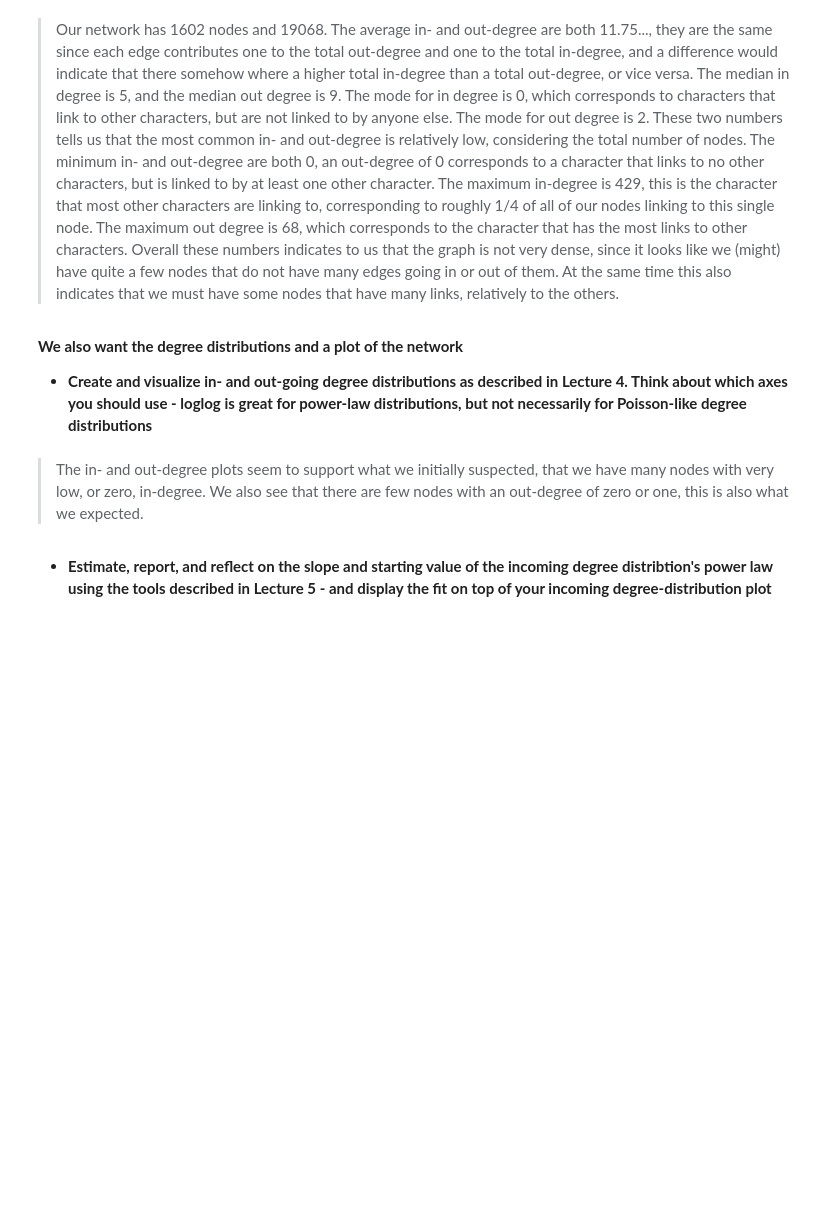
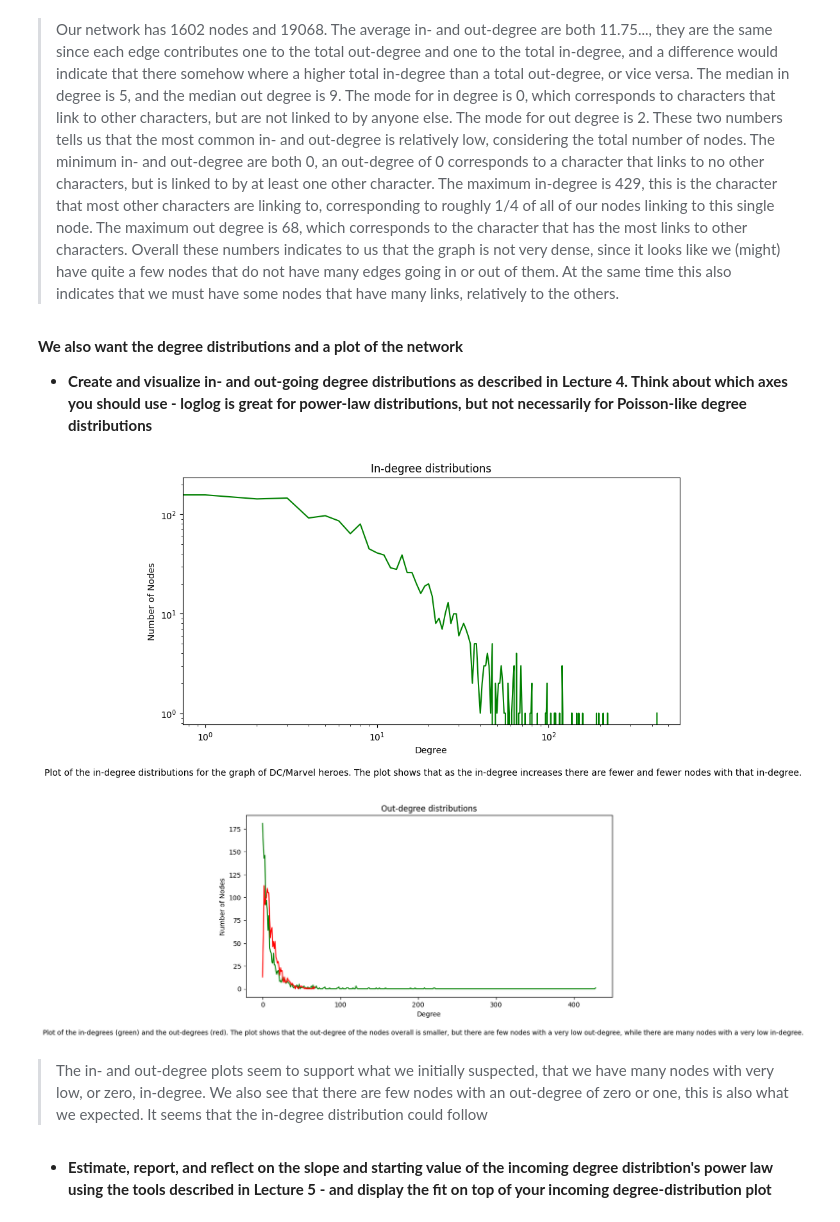
Before and after one commit to pete414n/02805SG, a Jupyter notebook: assignment2/assignment2.ipynb, the cells around one changed output. Saved outputs shown, nothing was run; the diff lists cells and outputs as text; code cells hidden in the pictures; blank space fills up the shorter version.

Commit message:
adjusted figure size

```diff
--- a/assignment2/assignment2.ipynb
+++ b/assignment2/assignment2.ipynb
@@ -97,31 +115,37 @@ We have chosen not to include all the characters with pages that were redirects.
 **We also want the degree distributions and a plot of the network**
 - **Create and visualize in- and out-going degree distributions as described in Lecture 4. Think about which axes you should use - loglog is great for power-law distributions, but not necessarily for Poisson-like degree distributions**
 # %%
+# Adjusting size of figures
+plt.rcParams['figure.figsize'] = [10, 5]
+
 # Creating the degree distirbution for in and out degress
 in_counts, in_bins = np.histogram(in_degree_list, bins=max_in_degree)
 out_counts, out_bins = np.histogram(out_degree_list, bins=max_out_degree)
 
 #Plotting the in-degree distribution with log-log axes
 #as the in-degree distribution is much like a power-law distribution
 plt.plot(in_bins[:-1], in_counts, color = 'green')
 plt.xscale('log')
 plt.yscale('log')
 plt.xlabel('Degree')
 plt.ylabel('Number of Nodes')
 plt.title('In-degree distributions')
 plt.figtext(.5, -0.05, f"Plot of the in-degree distributions for the graph of DC/Marvel heroes. The plot shows that as the in-degree increases there are fewer and fewer nodes with that in-degree.", ha="center")
 plt.show()
 
 #Plotting the out-degree distribution with normal axes
 #as the out-degree distribution is much like a Poisson distribution
 plt.plot(in_bins[:-1], in_counts, color = 'green')
 plt.plot(out_bins[:-1], out_counts, color = 'red')
 plt.xlabel('Degree')
 plt.ylabel('Number of Nodes')
 plt.title('Out-degree distributions')
 plt.figtext(.5, -0.05, f"Plot of the in-degrees (green) and the out-degrees (red). The plot shows that the out-degree of the nodes overall is smaller, but there are few nodes with a very low out-degree, while there are many nodes with a very low in-degree.", ha="center")
 plt.show()
+# %% [output]
+[figure, added]
+[figure, added]
 # %% [markdown]
-> The in- and out-degree plots seem to support what we initially suspected, that we have many nodes with very low, or zero, in-degree. We also see that there are few nodes with an out-degree of zero or one, this is also what we expected.
+> The in- and out-degree plots seem to support what we initially suspected, that we have many nodes with very low, or zero, in-degree. We also see that there are few nodes with an out-degree of zero or one, this is also what we expected. It seems that the in-degree distribution could follow
 # %% [markdown]
 - **Estimate, report, and reflect on the slope and starting value of the incoming degree distribtion's power law using the tools described in Lecture 5 - and display the fit on top of your incoming degree-distribution plot**
```
Also changed, not shown: parts of 14 cells of this notebook.
